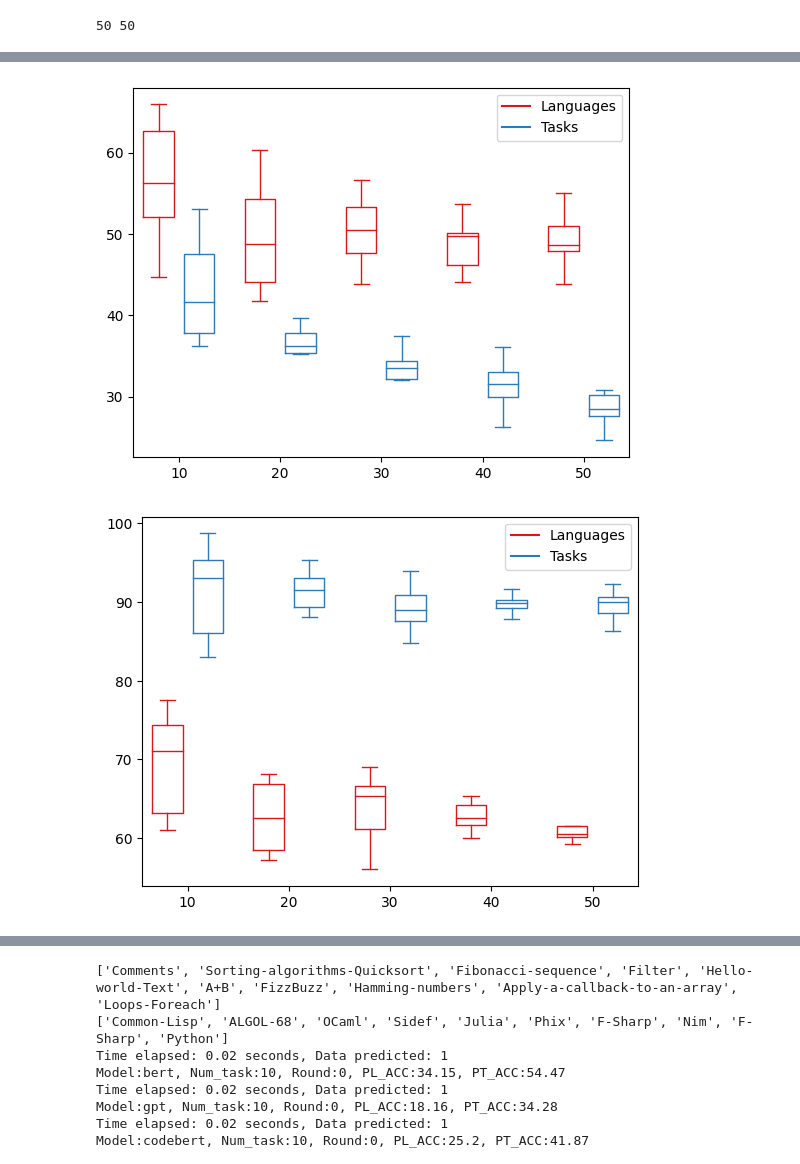
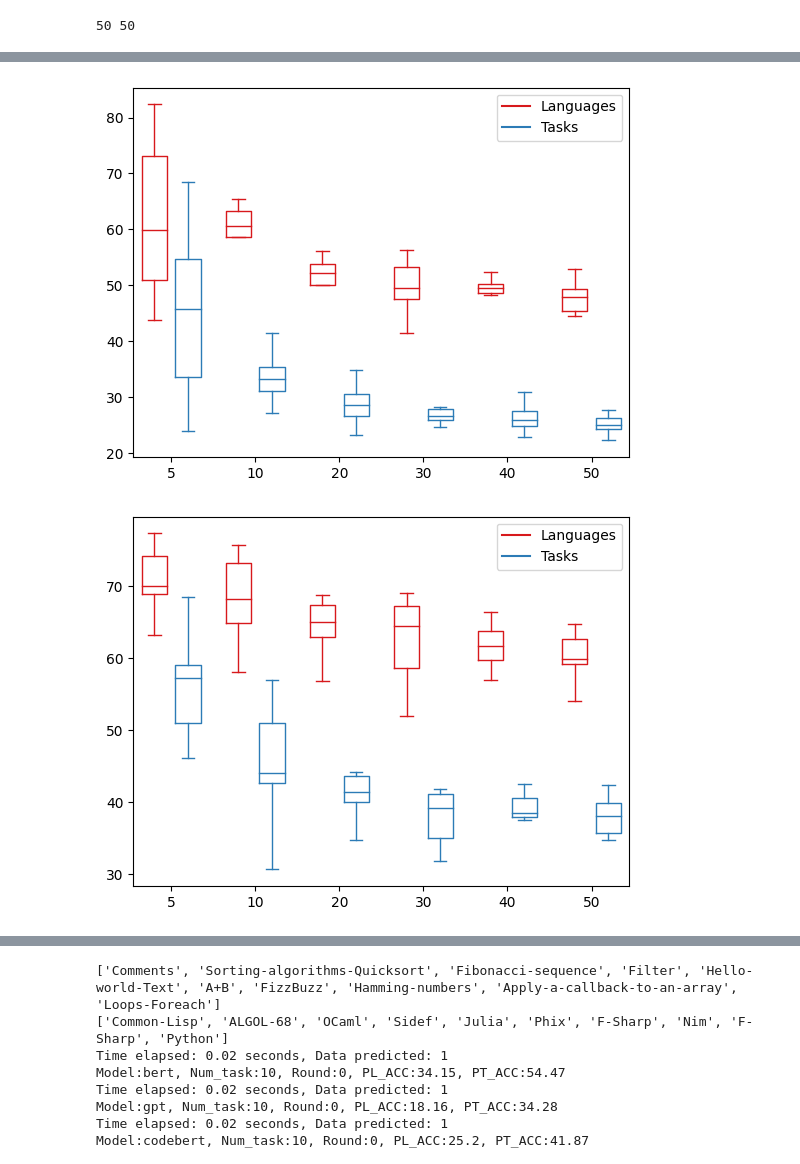
Before and after one commit to Simin404/literate_programming_llm, a Jupyter notebook: experiment2.ipynb, the cells around one changed output, grey strips where cells are left out. Saved outputs shown, nothing was run; the diff lists cells and outputs as text; code cells hidden in the pictures.

```diff
--- a/experiment2.ipynb
+++ b/experiment2.ipynb
@@ -17,12 +17,3 @@ print(train_df.shape, test_df.shape)
 # %% [output]
 device: cuda
 (24892, 4) (13786, 4)
-# %%
-from prediction import predict_two, caculate_acc, part_data_analysis, part_task_analysis
-
-languages = ['Go','Java','JavaScript','PHP','Python','Ruby']
-model = 'bert'
-train_file = 'out/'+model+'_24892.pt'
-test_file = 'out/'+model+'_13786.pt'
-
-part_data_analysis(languages, train_df, test_df, train_file, test_file)
@@ -33,7 +19,0 @@ Accuracy of Programming Task prediction: 19.02%
-# %%
-languages = ['Go','Java','C++','Kotlin','Python','Julia']
-model = 'gpt'
-train_file = 'out/'+model+'_24892.pt'
-test_file = 'out/'+model+'_13786.pt'
-
-part_data_analysis(languages, train_df, test_df, train_file, test_file)
@@ -46,6 +22,7 @@ Accuracy of Programming Task prediction: 8.34%
 # %%
 all_tasks = train_df['task'].value_counts().nlargest(50).index.tolist()
 all_langs = train_df['language'].value_counts().nlargest(50).index.tolist()
-num_task = [i for i in range (10,51,10)]
+# num_task = [i for i in range (10,51,10)]
+num_task = [5, 10, 20, 30, 40, 50]
 num_task
 # %% [output]
@@ -57,7 +34,7 @@ print(train_df.shape, test_df.shape)
 # %% [output]
 (24892, 4) (13786, 4)
 # %%
-models = ['bert', 'gpt' , 'codebert' , 'codegpt' , 'roberta', 'gpt4']
+models = ['falcon7b', 'llama7b', 'bert', 'gpt' , 'codebert' , 'codegpt' , 'roberta', 'text3']
 results_dic = dict.fromkeys(models)
 chosen_dic = dict.fromkeys(num_task)
 for m in models:
@@ -134,7 +111,7 @@ def plot_box(acc_pl, acc_pt, num_task, model):
     plt.plot([], c='#2C7BB6', label='Tasks')
     plt.legend()
 
-    plt.xticks(range(0, 10, 2), num_task)
+    plt.xticks(range(0, 12, 2), num_task)
 
     plt.savefig('image/'+model + '_box.png')
 
@@ -154,2 +131,2 @@ for model in models:
-[figure, old version]
+[figure, new version]
-[figure, old version]
+[figure, new version]
```
Also changed, not shown: parts of 5 cells of this notebook, 20 other files.
